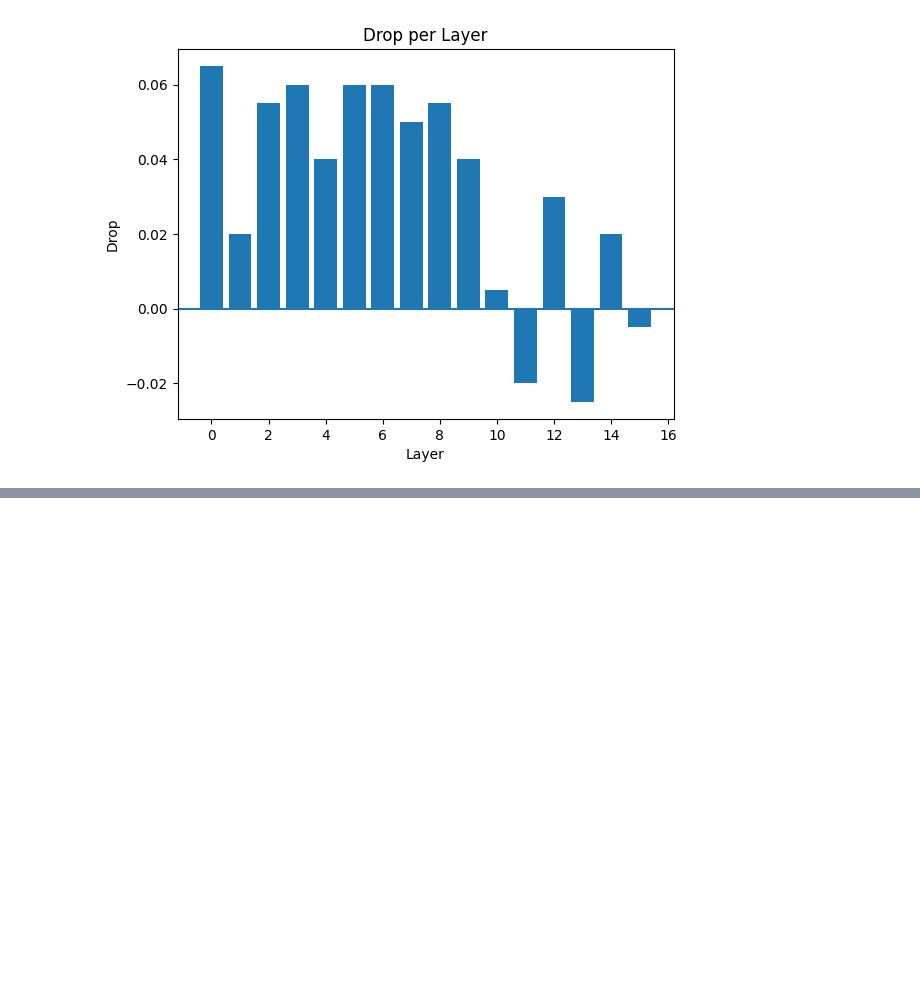
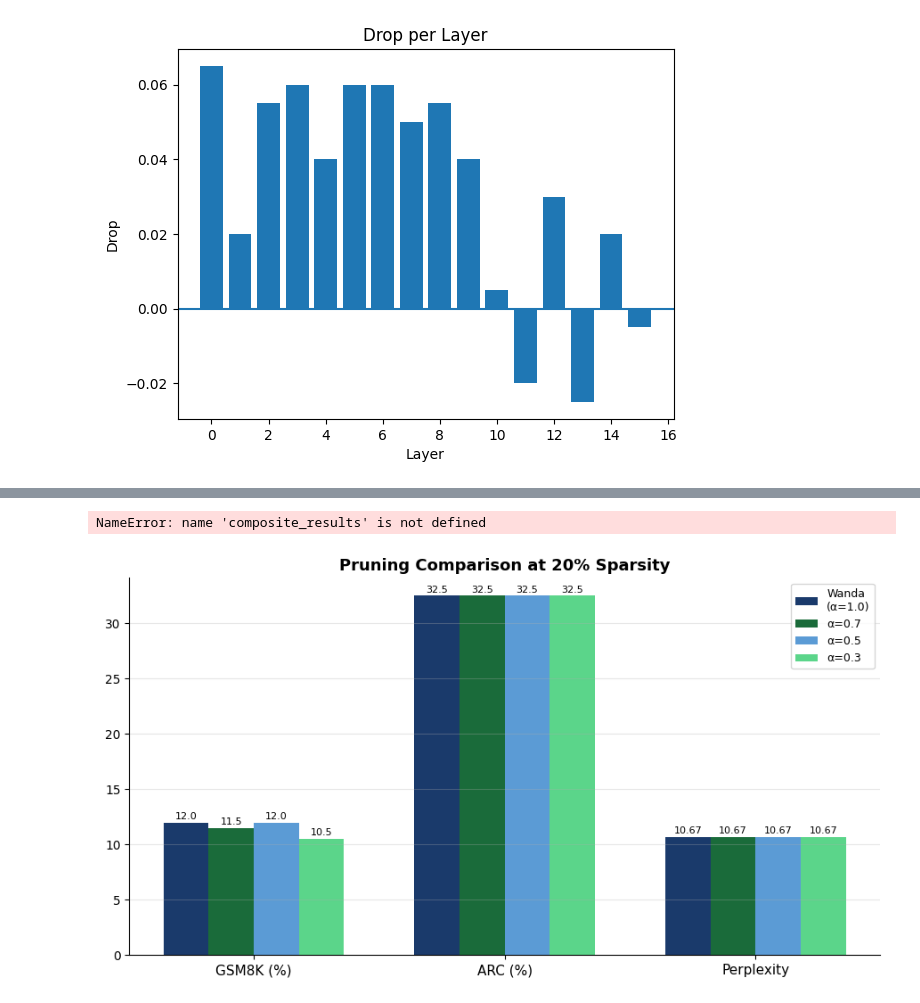
Before and after one commit to JaiRumz/DLBA_Spring26_LLM_Pruning, a Jupyter notebook: llama_run.ipynb, the cells around one changed output, grey strips where cells are left out. Cells and saved outputs as stored; diff of their text form; code cells hidden in the pictures; blank space fills up the shorter version.

```diff
--- a/llama_run.ipynb
+++ b/llama_run.ipynb
@@ -337,0 +435,4 @@ plt.show()
+# %%
+composite_results
+# %% [output]
+NameError: name 'composite_results' is not defined
@@ -337,0 +442,35 @@ plt.show()
+# %%
+methods = ['Wanda\n(α=1.0)', 'α=0.7', 'α=0.5', 'α=0.3']
+metrics = ['GSM8K (%)', 'ARC (%)', 'Perplexity']
+data    = [
+    [12.0, 32.5, 10.67],
+    [11.5, 32.5, 10.67],
+    [12.0, 32.5, 10.67],
+    [10.5, 32.5, 10.67],
+]
+
+colors = ['#1a3a6b', '#1a6b3a', '#5b9bd5', '#5bd58a']
+x = np.arange(len(metrics))
+width = 0.18
+
+fig, ax = plt.subplots(figsize=(9, 5))
+
+for i, (method, vals, color) in enumerate(zip(methods, data, colors)):
+    offset = (i - 1.5) * width
+    bars = ax.bar(x + offset, vals, width, label=method, color=color)
+    for bar, val in zip(bars, vals):
+        ax.text(bar.get_x() + bar.get_width() / 2,
+                bar.get_height() + 0.15,
+                str(val), ha='center', va='bottom', fontsize=8)
+
+ax.set_xticks(x)
+ax.set_xticklabels(metrics, fontsize=11)
+ax.set_title('Pruning Comparison at 20% Sparsity', fontsize=13, fontweight='bold')
+ax.legend(fontsize=9)
+ax.grid(axis='y', alpha=0.3)
+ax.spines[['top', 'right']].set_visible(False)
+
+plt.tight_layout()
+plt.show()
+# %% [output]
+[figure, added]
```
Also changed, not shown: parts of 6 cells of this notebook, 2 other files.
